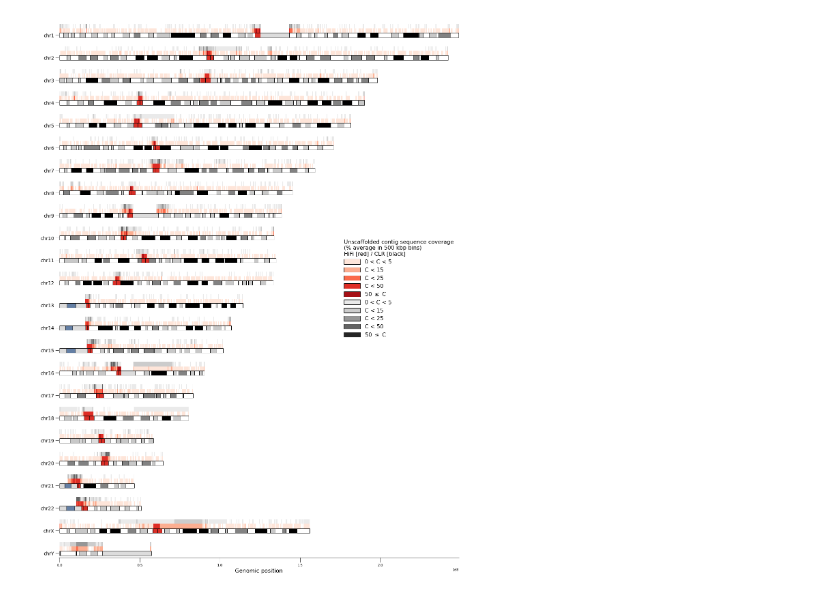
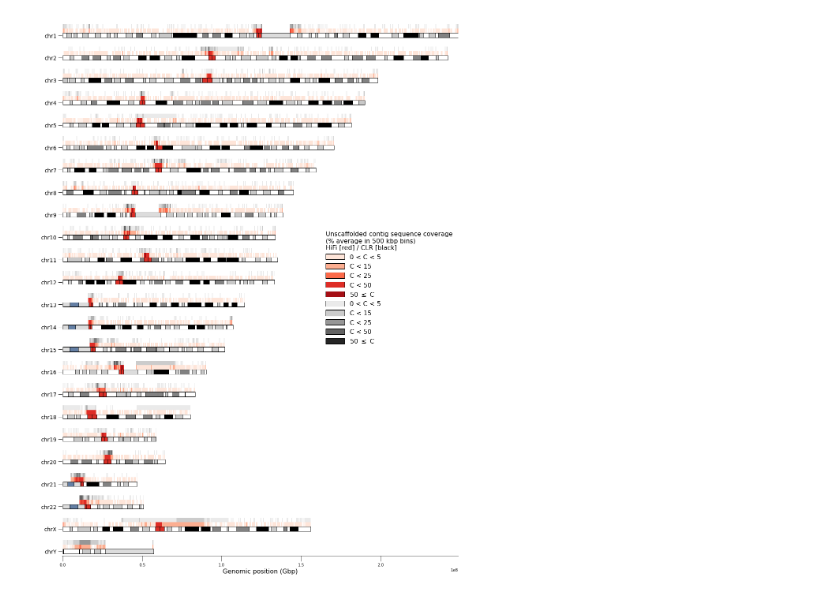
Before and after one commit to ptrebert/project-diploid-assembly, a Jupyter notebook: notebooks/dev/hgsvc_figSX_panels/plot_unscf_density.ipynb, the cells around one changed output. Drawn from its saved outputs; the diff is of its cells as text; code cells hidden in the pictures.

```diff
--- a/notebooks/dev/hgsvc_figSX_panels/plot_unscf_density.ipynb
+++ b/notebooks/dev/hgsvc_figSX_panels/plot_unscf_density.ipynb
@@ -2,6 +2,7 @@
 import pandas as pd
 import os
 import re
+import importlib
 
 import matplotlib as mpl
 import matplotlib.patches as patches
@@ -20,6 +21,17 @@ def hex_to_rgb(hex_string, norm=True):
     else:
         rgb = tuple(int(h[i:i+2], 16) for i in [0, 2, 4])
     return rgb
+
+plot_aux_module = '/home/local/work/code/github/project-diploid-assembly/notebooks/aux_mods/plot_aux.py'
+plot_aux_spec = importlib.util.spec_from_file_location("plot_aux", plot_aux_module)
+plot_aux = importlib.util.module_from_spec(plot_aux_spec)
+plot_aux_spec.loader.exec_module(plot_aux)
+
+samples = plot_aux.load_sample_table()
+hexcodes, rgbcodes, popmap = plot_aux.load_population_annotation()
+prop = plot_aux.get_plot_property
+
+save_plots = True
 
 # color definitions
 white = (1, 1, 1)
@@ -162,11 +174,12 @@ issues = os.path.join(grch38_path, '20200723_GRCh38_p13_unresolved-issues.bed')
 segdups = os.path.join(grch38_path, 'GRCh38_segdups.bed')
 
 ctg_aln_path = '/home/local/work/data/hgsvc/aln_summary'
+input_path = '/home/local/work/data/hgsvc/figSX_panels/bng_unsupported/v12'
 
 annotations = [
     (
         load_annotation(
-            os.path.join(grch38_path, 'hifi_unscf_avg_cov.bed'),
+            os.path.join(input_path, 'hifi_unscf_avg_cov.bed'),
             'red',
             'coverage'
         ),
@@ -174,7 +187,7 @@ annotations = [
     ),
         (
         load_annotation(
-            os.path.join(grch38_path, 'clr_unscf_avg_cov.bed'),
+            os.path.join(input_path, 'clr_unscf_avg_cov.bed'),
             'black',
             'coverage'
         ),
@@ -186,8 +199,8 @@ annotations = [
 
 # Figure stuff
 
-width = 21
-height = 29
+width = 18
+height = 25
 
 fig, ax = plt.subplots(figsize=(width, height))
 
@@ -269,38 +282,52 @@ for v, l in zip([0.01, 0.1, 0.2, 0.3, 0.6], ['0 < C < 5', 'C < 15', 'C < 25', 'C
 
 legend = ax.legend(
     handles=hifi_legend + clr_legend,
     loc='center right',
     handlelength=3,
     handleheight=1,
     prop={'size': 16},
     title='Unscaffolded contig sequence coverage\n(% average in 500 kbp bins)\nHiFi [red] / CLR [black]',
     title_fontsize=16,
     frameon=False
 )
 legend._legend_box.align = "left"
 
 _ = ax.set_yticks(y_label_pos)
 _ = ax.set_yticklabels(y_labels, fontsize=14)
 #_ = ax.set_xticklabels([])
 #_ = ax.set_xticks([])
 ax.spines['top'].set_visible(False)
 ax.spines['right'].set_visible(False)
 #ax.spines['bottom'].set_visible(False)
 ax.spines['left'].set_visible(False)
 ax.tick_params(axis='y', which='major', length=10)
 ax.tick_params(axis='x', which='major', length=10, size=14)
 ax.set_xlabel('Genomic position (Gbp)', fontsize=16)
 _ = ax.set_xlim(-500000, max_plot // 1e6 * 1e6 + 1e6)
 _ = ax.set_ylim(-0.5, y_start - 1)
 
-# out_path = '/home/local/work/data/hgsvc/figSX_panels/ideograms'
 
-# fig.savefig(
-#     os.path.join(out_path, 'chr16p_lowres.png'), dpi=150, bbox_inches='tight'
-# )
+if save_plots:
 
-# fig.savefig(
-#     os.path.join(out_path, 'chr16p.svg'), bbox_inches='tight'
-# )
+    low_res_dpi = prop('dpi_low_res')
+    norm_res_dpi = prop('dpi_norm_res')
+
+    out_path = '/home/local/work/data/hgsvc/figSX_panels/ideograms/figS9_PE_bionano-unscf-seq'
+
+    fig.savefig(
+        out_path + '.{}dpi.png'.format(low_res_dpi),
+        dpi=low_res_dpi,
+        bbox_inches='tight'
+    )
+    fig.savefig(
+        out_path + '.{}dpi.png'.format(norm_res_dpi),
+        dpi=norm_res_dpi,
+        bbox_inches='tight'
+    )
+
+    fig.savefig(
+        out_path + '.svg',
+        bbox_inches='tight'
+    )
 # %% [output]
-[figure, old version]
+[figure, new version]
```
Also changed, not shown: 11 other files.
